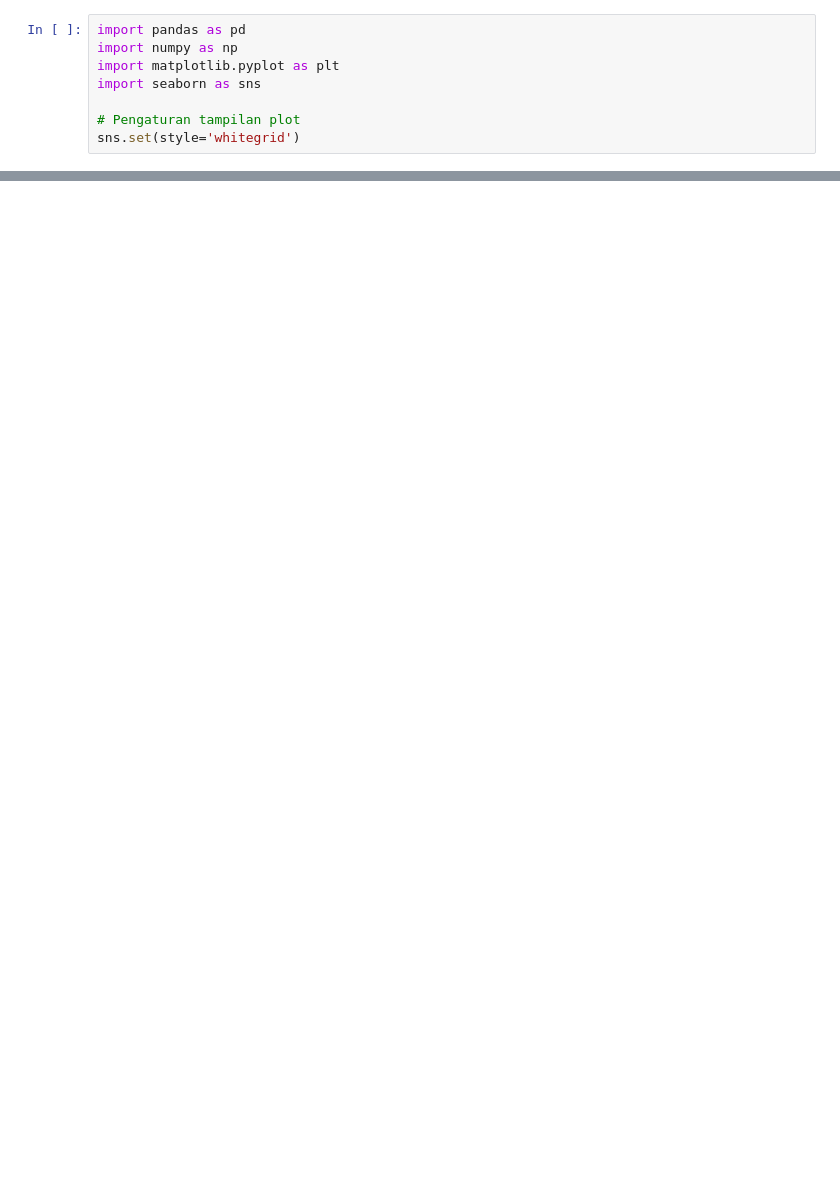
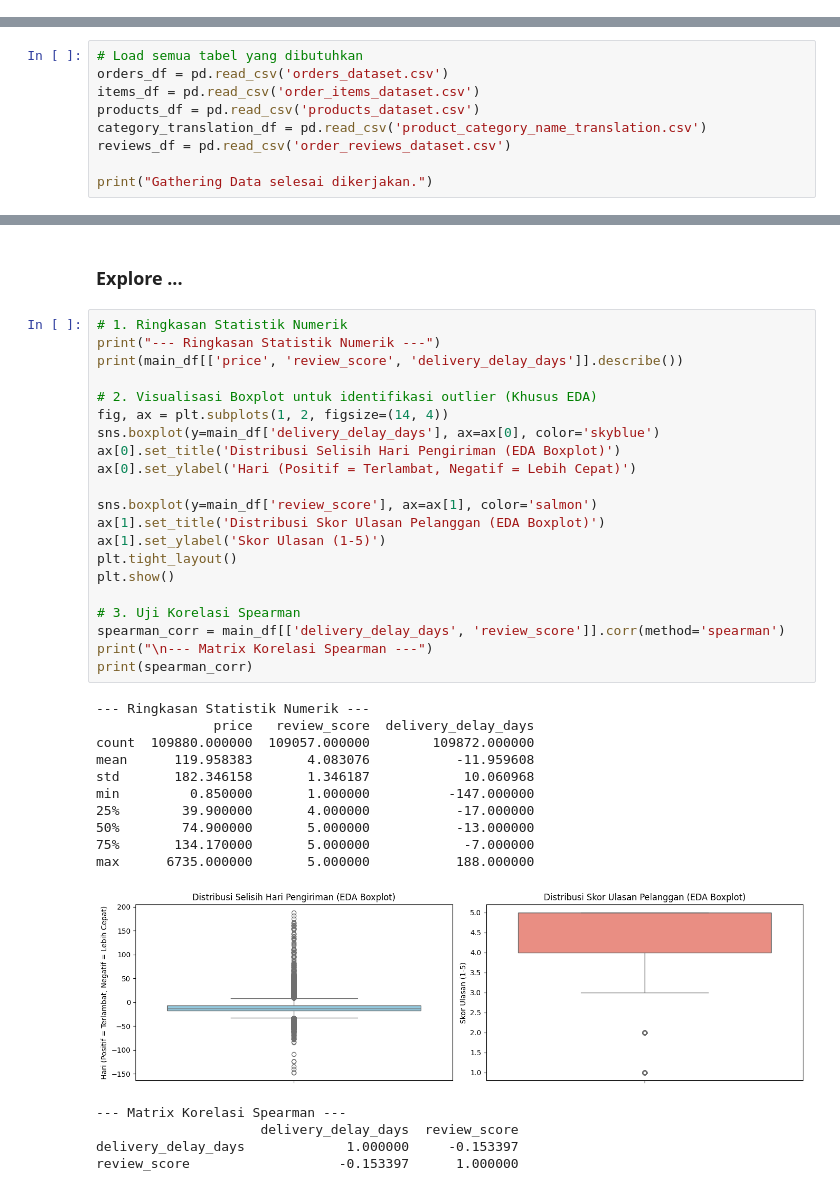
Before and after one commit to LilCasyaa/submission_proyek_analisis_data, a Jupyter notebook: notebook.ipynb, the cells around one changed output, grey strips where cells are left out. Saved outputs shown, nothing was run; the diff lists cells and outputs as text; blank space fills up the shorter version.

```diff
--- a/notebook.ipynb
+++ b/notebook.ipynb
@@ -23,8 +0,0 @@
-# %%
-import pandas as pd
-import numpy as np
-import matplotlib.pyplot as plt
-import seaborn as sns
-
-# Pengaturan tampilan plot
-sns.set(style='whitegrid')
@@ -276,0 +59,9 @@ files.download('dashboard/main_data.csv')
+# %%
+# Load semua tabel yang dibutuhkan
+orders_df = pd.read_csv('orders_dataset.csv')
+items_df = pd.read_csv('order_items_dataset.csv')
+products_df = pd.read_csv('products_dataset.csv')
+category_translation_df = pd.read_csv('product_category_name_translation.csv')
+reviews_df = pd.read_csv('order_reviews_dataset.csv')
+
+print("Gathering Data selesai dikerjakan.")
@@ -276,0 +199,39 @@ files.download('dashboard/main_data.csv')
+# %% [markdown]
+### Explore ...
+# %%
+# 1. Ringkasan Statistik Numerik
+print("--- Ringkasan Statistik Numerik ---")
+print(main_df[['price', 'review_score', 'delivery_delay_days']].describe())
+
+# 2. Visualisasi Boxplot untuk identifikasi outlier (Khusus EDA)
+fig, ax = plt.subplots(1, 2, figsize=(14, 4))
+sns.boxplot(y=main_df['delivery_delay_days'], ax=ax[0], color='skyblue')
+ax[0].set_title('Distribusi Selisih Hari Pengiriman (EDA Boxplot)')
+ax[0].set_ylabel('Hari (Positif = Terlambat, Negatif = Lebih Cepat)')
+
+sns.boxplot(y=main_df['review_score'], ax=ax[1], color='salmon')
+ax[1].set_title('Distribusi Skor Ulasan Pelanggan (EDA Boxplot)')
+ax[1].set_ylabel('Skor Ulasan (1-5)')
+plt.tight_layout()
+plt.show()
+
+# 3. Uji Korelasi Spearman
+spearman_corr = main_df[['delivery_delay_days', 'review_score']].corr(method='spearman')
+print("\n--- Matrix Korelasi Spearman ---")
+print(spearman_corr)
+# %% [output]
+--- Ringkasan Statistik Numerik ---
+               price   review_score  delivery_delay_days
+count  109880.000000  109057.000000        109872.000000
+mean      119.958383       4.083076           -11.959608
+std       182.346158       1.346187            10.060968
+min         0.850000       1.000000          -147.000000
+25%        39.900000       4.000000           -17.000000
+50%        74.900000       5.000000           -13.000000
+75%       134.170000       5.000000            -7.000000
+max      6735.000000       5.000000           188.000000
+[figure, added]
+--- Matrix Korelasi Spearman ---
+                     delivery_delay_days  review_score
+delivery_delay_days             1.000000     -0.153397
+review_score                   -0.153397      1.000000
```
Also changed, not shown: parts of 59 cells of this notebook, 2 other files.
